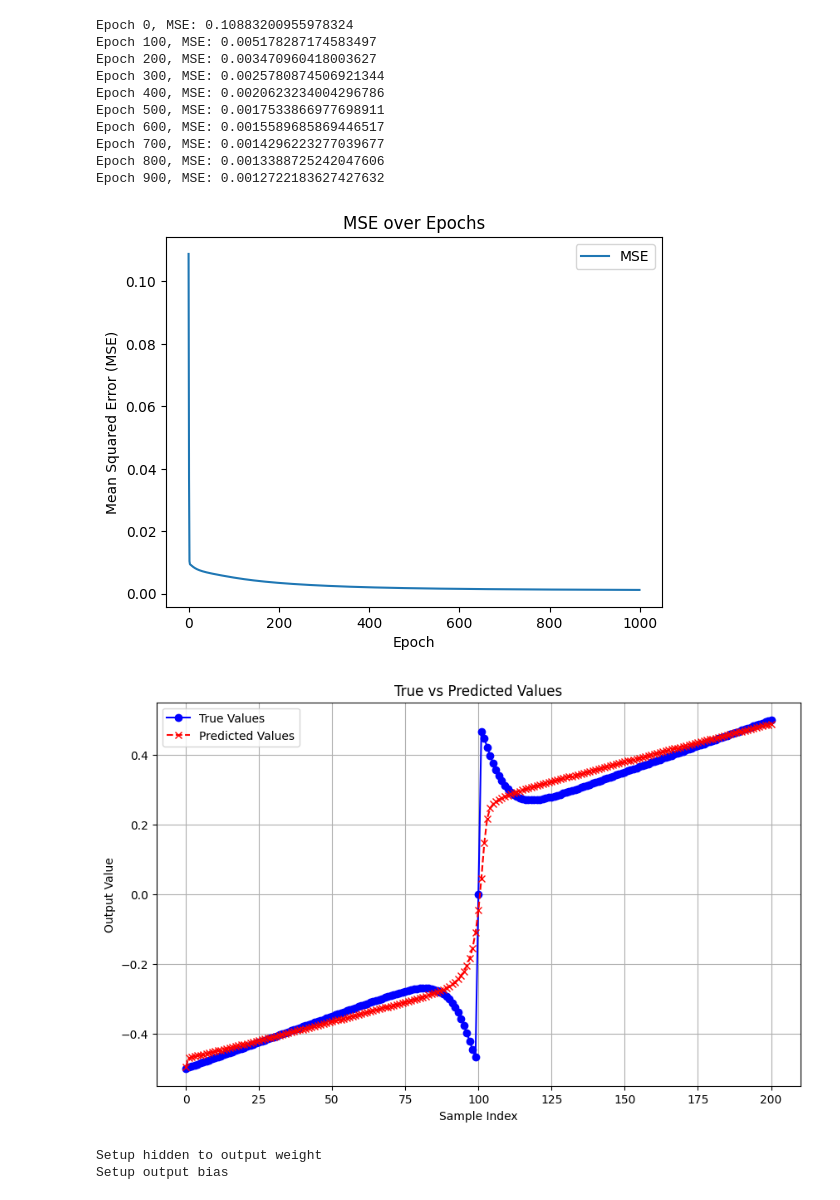
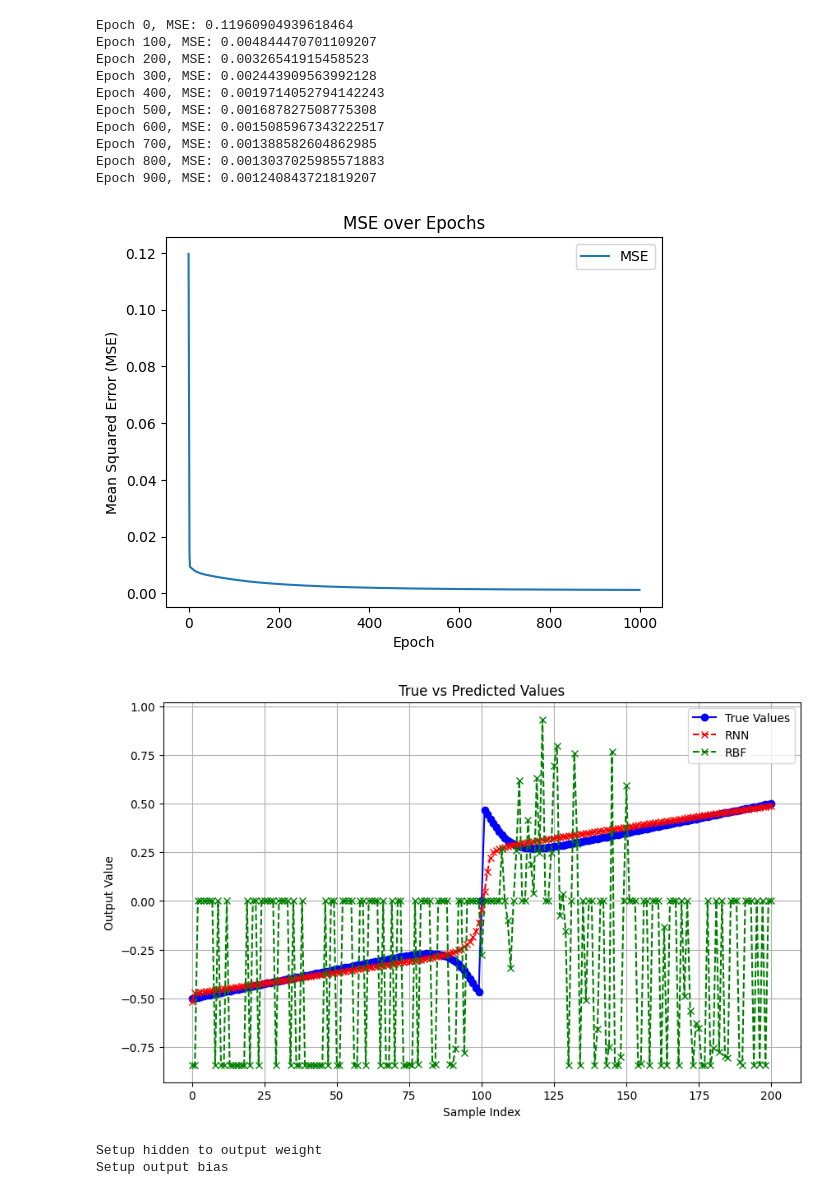
Before and after one commit to AminMehri/rfbnn, a Jupyter notebook: RBFNetwork.ipynb, the cells around one changed output. Cells and saved outputs as stored; diff of their text form; code cells hidden in the pictures.

```diff
--- a/RBFNetwork.ipynb
+++ b/RBFNetwork.ipynb
@@ -464,7 +466,7 @@ class SimpleRNN:
 # RBF class with RNN recurrent layer
 class RBFNetwork:
     def __init__(self, no_of_input, no_of_hidden, no_of_output, data, learning_rate=0.0262, sigma_range=(0.1, 1.0),
-                 weight_range=(0, 1), bias_range=(0, 1), dropout_rate=0.5):
+                 weight_range=(0, 1), bias_range=(0, 1), dropout_rate=0.9):
         """
         Initialize the RBF Network with customizable hyperparameters.
         """
@@ -908,10 +910,24 @@ def test_rnn(rnn, data):
         true_values.append(y[0][0])
         predicted_values.append(y_pred[0][0])
 
+    # جمع‌آوری مقادیر واقعی و پیش‌بینی‌شده
+    true_values = []
+    predicted_values_2 = []
+
+    for pattern in test_data.patterns:
+        rbf_network.pass_input_to_network(pattern.input)
+        true_values.append(pattern.output[0])  # مقدار واقعی
+        predicted_values_2.append(rbf_network.output[0])  # مقدار پیش‌بینی‌شده
+
+    # تبدیل به آرایه NumPy برای محاسبات
+    true_values = np.array(true_values)
+    predicted_values_2 = np.array(predicted_values_2)
+
     # رسم نمودار خروجی واقعی و پیش‌بینی‌شده
     plt.figure(figsize=(10, 6))
     plt.plot(true_values, label='True Values', marker='o', linestyle='-', color='blue')
-    plt.plot(predicted_values, label='Predicted Values', marker='x', linestyle='--', color='red')
+    plt.plot(predicted_values, label='RNN', marker='x', linestyle='--', color='red')
+    plt.plot(predicted_values_2, label='RBF', marker='x', linestyle='--', color='green')
     plt.xlabel('Sample Index')
     plt.ylabel('Output Value')
     plt.title('True vs Predicted Values')
@@ -921,45 +937,45 @@ def test_rnn(rnn, data):
 
 # خواندن داده‌ها
 data_test = pd.read_csv('testdata.csv', header=None)
 data_train = pd.read_csv('finaldata.csv', header=None)
 
 # آماده‌سازی داده‌های آموزش و تست
 train_patterns = []
 for index, row in data_train.iterrows():
     input_value = [row[0]]  # ورودی به صورت لیست
     output_value = [row[1]]  # خروجی به صورت لیست
     train_patterns.append(Pattern(input=input_value, output=output_value))
 
 test_patterns = []
 for index, row in data_test.iterrows():
     input_value = [row[0]]  # ورودی به صورت لیست
     output_value = [row[1]]  # خروجی به صورت لیست
     test_patterns.append(Pattern(input=input_value, output=output_value))
 
 train_data = Data(train_patterns)
 test_data = Data(test_patterns)
 
 # ایجاد مدل RNN
 rnn = SimpleRNN(input_size=1, hidden_size=5, output_size=1, learning_rate=0.0262)
 
 # آموزش مدل RNN
 train_rnn(rnn, train_data, epochs=1000)
 
 # تست مدل RNN
 test_rnn(rnn, test_data)
 # %% [output]
-Epoch 0, MSE: 0.10883200955978324
-Epoch 100, MSE: 0.005178287174583497
-Epoch 200, MSE: 0.003470960418003627
-Epoch 300, MSE: 0.0025780874506921344
-Epoch 400, MSE: 0.0020623234004296786
-Epoch 500, MSE: 0.0017533866977698911
-Epoch 600, MSE: 0.0015589685869446517
-Epoch 700, MSE: 0.0014296223277039677
-Epoch 800, MSE: 0.0013388725242047606
-Epoch 900, MSE: 0.0012722183627427632
+Epoch 0, MSE: 0.11960904939618464
+Epoch 100, MSE: 0.004844470701109207
+Epoch 200, MSE: 0.00326541915458523
+Epoch 300, MSE: 0.002443909563992128
+Epoch 400, MSE: 0.0019714052794142243
+Epoch 500, MSE: 0.001687827508775308
+Epoch 600, MSE: 0.0015085967343222517
+Epoch 700, MSE: 0.001388582604862985
+Epoch 800, MSE: 0.0013037025985571883
+Epoch 900, MSE: 0.001240843721819207
-[figure, old version]
+[figure, new version]
-[figure, old version]
+[figure, new version]
 # %%
 # better performance
 class RBFNetwork:
```
Also changed, not shown: parts of 10 cells of this notebook, 3 other files.
